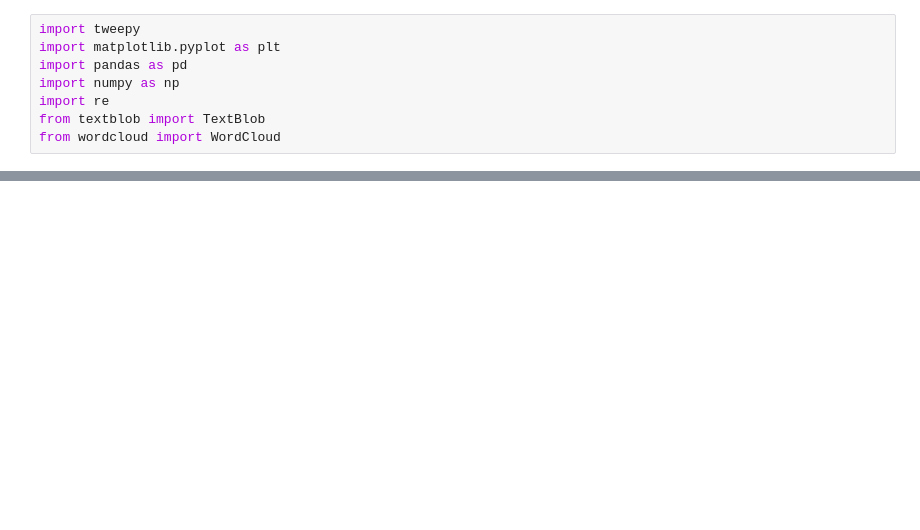
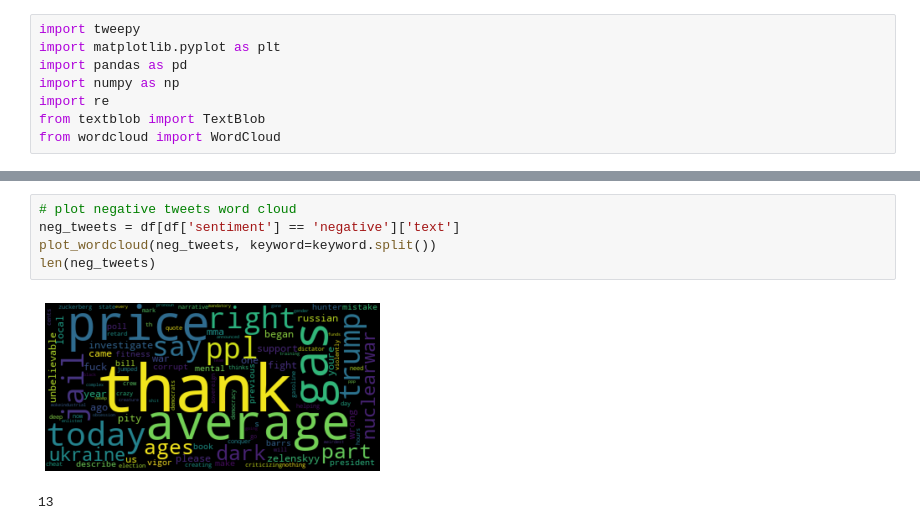
Before and after one commit to sunnypwang/twitter_sentiment_analysis, a Jupyter notebook: twitter_sentiment.ipynb, the cells around one changed output, grey strips where cells are left out. Drawn from its saved outputs; the diff is of its cells as text; blank space fills up the shorter version.

```diff
--- a/twitter_sentiment.ipynb
+++ b/twitter_sentiment.ipynb
@@ -101,0 +111,8 @@ plot_wordcloud(pos_tweets)
+# %%
+# plot negative tweets word cloud
+neg_tweets = df[df['sentiment'] == 'negative']['text']
+plot_wordcloud(neg_tweets, keyword=keyword.split())
+len(neg_tweets)
+# %% [output]
+[figure, added]
+13
```
Also changed, not shown: parts of 13 cells of this notebook.
